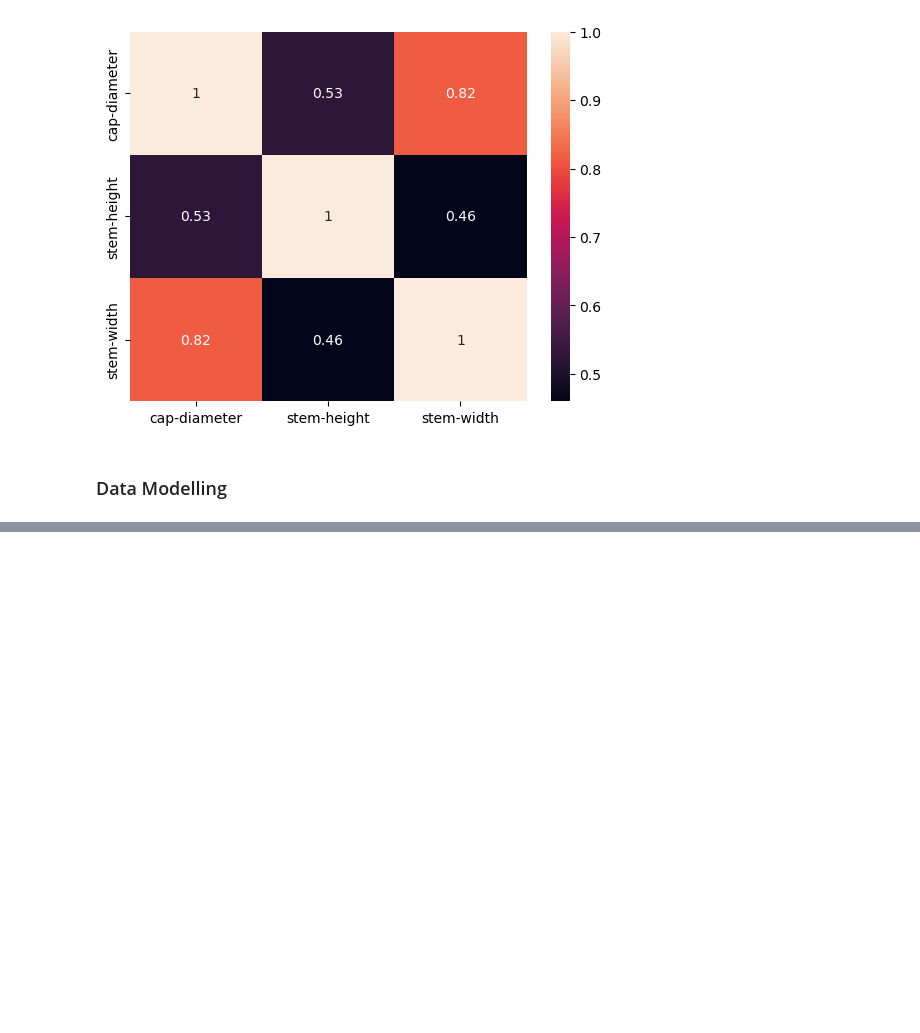
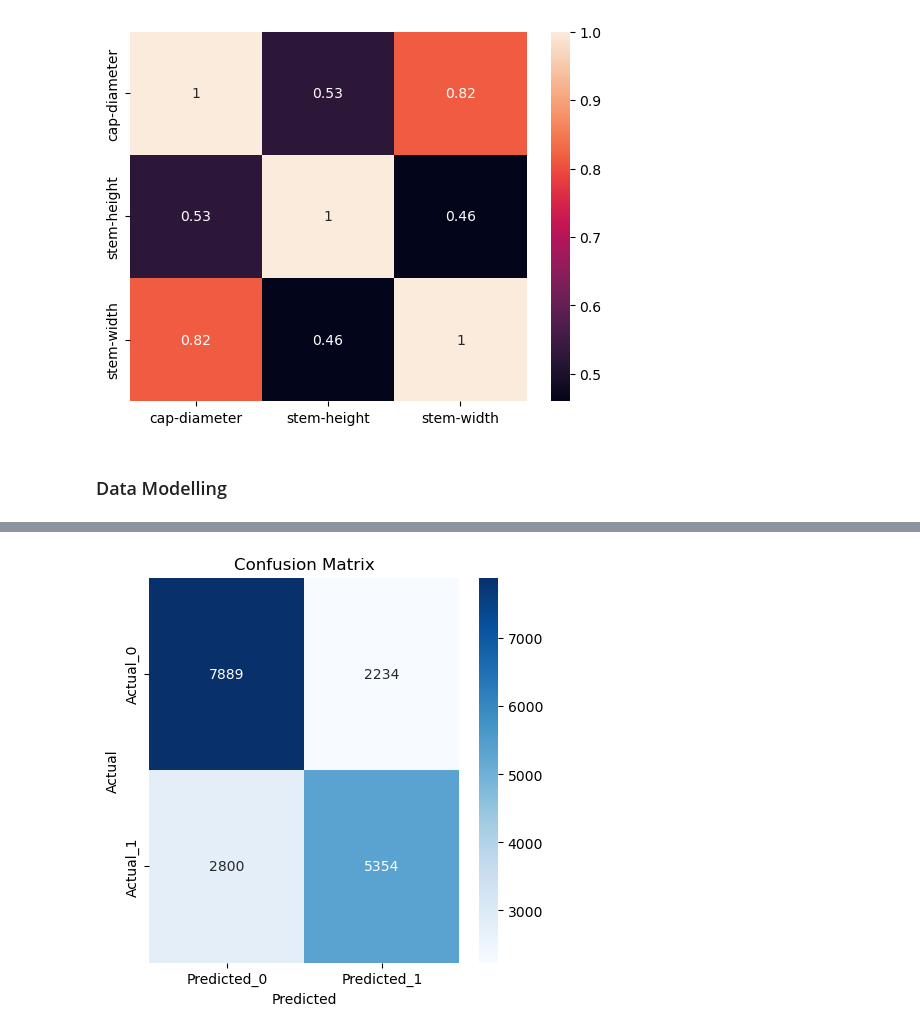
Before and after one commit to tejas-gkt/Mushroom-Classification---Edible-or-Poisonous, a Jupyter notebook: Tejas_EdiFungi.ipynb, the cells around one changed output, grey strips where cells are left out. Cells and saved outputs as stored; diff of their text form; code cells hidden in the pictures; blank space fills up the shorter version.

```diff
--- a/Tejas_EdiFungi.ipynb
+++ b/Tejas_EdiFungi.ipynb
@@ -384,5 +408,5 @@ y_train = y_train.apply(lambda x: 1 if x=='e' else 0)
 y_test = y_test.apply(lambda x: 1 if x=='e' else 0)
 # %%
 training_results = pd.DataFrame()
-training_results.index=['accuracy', 'precision', 'recall', 'f1', 'roc_auc']
+training_results.index=['accuracy', 'precision', 'recall', 'f1']
 testing_results = training_results.copy()
@@ -551,0 +507,95 @@ testing_results
+# %%
+# List of encoders to use
+encoders = {
+    'Binary Encoding': ce.BinaryEncoder(cols=['cap-shape', 'cap-surface', 'cap-color', 'does-bruise-or-bleed', 'gill-attachment', 'gill-color', 'stem-color', 'has-ring', 'ring-type', 'habitat', 'season']),
+    'Frequency Encoding': ce.CountEncoder(cols=['cap-shape', 'cap-surface', 'cap-color', 'does-bruise-or-bleed', 'gill-attachment', 'gill-color', 'stem-color', 'has-ring', 'ring-type', 'habitat', 'season'])
+}
+
+# Dictionary of classifiers
+classifiers = {
+    'LogisticRegression': LogisticRegression(random_state=42),
+    'KNN': KNeighborsClassifier(metric='manhattan', n_neighbors= 5, weights= 'distance'),
+    'DecisionTree': DecisionTreeClassifier(criterion= 'entropy', max_depth= None, min_samples_split= 2,random_state=42),
+    'RandomForest': RandomForestClassifier(max_depth= None, min_samples_split= 5, n_estimators= 50),
+    'NaiveBayes': GaussianNB(),
+    'XGBClassifier': XGBClassifier(learning_rate=0.2,max_depth= 7, n_estimators= 200, subsample= 1.0, random_state=42)
+
+}
+
+# scoring metrics for cross-validation
+scoring = ['accuracy', 'precision', 'recall', 'f1']
+
+
+# Loop over both encoders
+for encoder_name, encoder in encoders.items():
+    print(f"\nUsing {encoder_name}:\n")
+
+    # Loop over classifiers
+    for clf_name, clf in classifiers.items():
+
+        # Create a pipeline for each combination of encoder and classifier
+        pipeline = Pipeline(steps=[
+            ('encoder', encoder),  # Use the selected encoder
+            ('scaler', StandardScaler()),  # Standardize features
+            (clf_name, clf)  # Use the selected classifier
+        ])
+
+        # Perform cross-validation
+        cv_results = cross_validate(
+            pipeline,
+            x_train,
+            y_train,
+            cv=2,  # 5-fold cross-validation
+            scoring=scoring,
+            return_train_score=False
+        )
+
+        # Storing the Training Performance Metrics
+        training_results[f'{clf_name}_{encoder_name}'] = [cv_results['test_accuracy'].mean(), cv_results['test_precision'].mean(), cv_results['test_recall'].mean(), cv_results['test_f1'].mean() ]
+
+
+        # Fit the model on the entire training data
+        pipeline.fit(x_train, y_train)
+
+        # Predict on the test set
+        y_pred = pipeline.predict(x_test)
+
+        # Calculate the accuracy and other metrics for the test set
+        test_accuracy = accuracy_score(y_test, y_pred)
+        test_precision = precision_score(y_test, y_pred, average='binary')
+        test_recall = recall_score(y_test, y_pred, average='binary')
+        test_f1 = f1_score(y_test, y_pred, average='binary')
+
+        # Create a PrettyTable object
+        table = PrettyTable()
+
+        # Add columns
+        table.field_names = [clf_name, "Mean CV Train", "Test"]
+        table.add_row(["Accuracy", cv_results['test_accuracy'].mean() , test_accuracy])
+        table.add_row(["Precision", cv_results['test_precision'].mean(), test_precision])
+        table.add_row(["Recall", cv_results['test_recall'].mean(), test_recall])
+        table.add_row(["F1-Score", cv_results['test_f1'].mean() , test_f1])
+
+
+        # Print the table
+        table.hrules = 1
+        print(table)
+
+        # Storing the Testing Performance Metrics
+        testing_results[f'{clf_name}_{encoder_name}'] = [test_accuracy, test_precision, test_recall, test_f1 ]
+
+
+        cm = confusion_matrix(y_test,y_pred)
+        # Convert to DataFrame for better readability
+        cm_df = pd.DataFrame(cm, index=["Actual_0", "Actual_1"],
+                     columns=["Predicted_0", "Predicted_1"])
+
+        # Create a heatmap with seaborn
+        plt.figure(figsize=(5,5))
+        sns.heatmap(cm, annot=True, fmt="d", cmap="Blues", xticklabels=["Predicted_0", "Predicted_1"],
+                    yticklabels=["Actual_0", "Actual_1"])
+        plt.title("Confusion Matrix")
+        plt.ylabel('Actual')
+        plt.xlabel('Predicted')
+        plt.show()
+# %% [output]
@@ -551,0 +615 @@ testing_results
+[figure, added]
```
Also changed, not shown: parts of 13 cells of this notebook.
